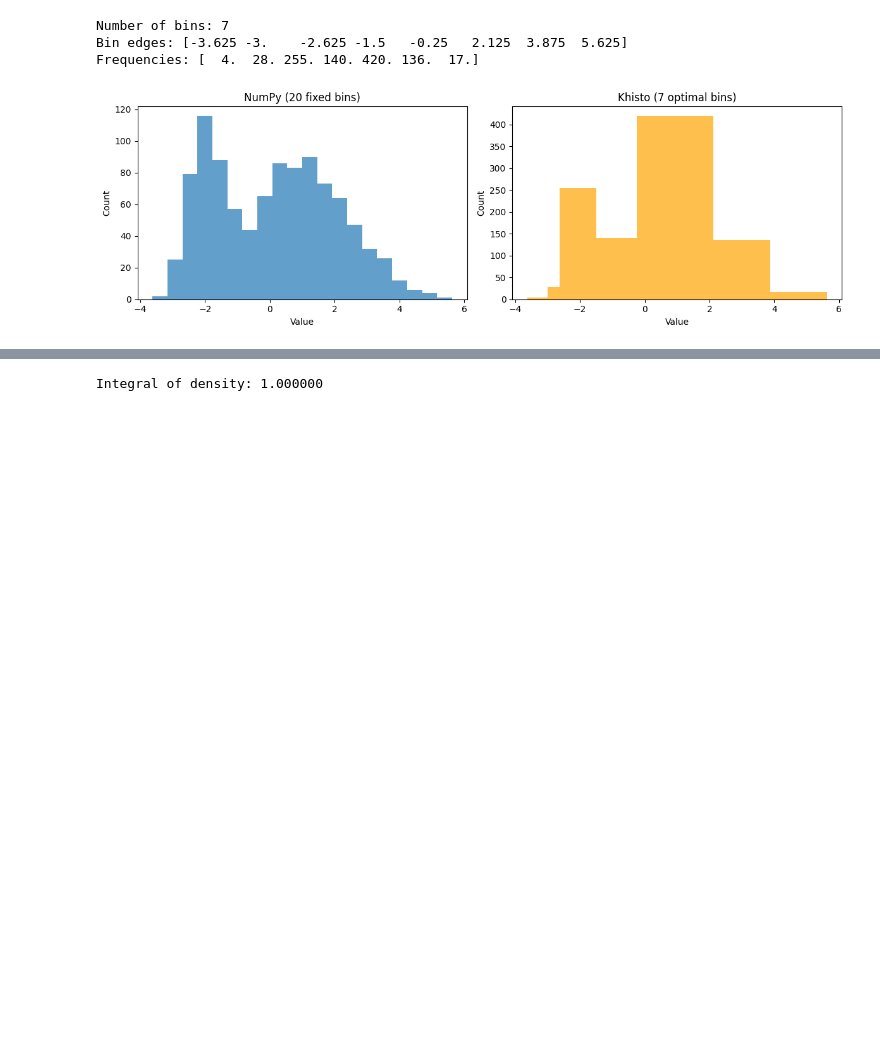
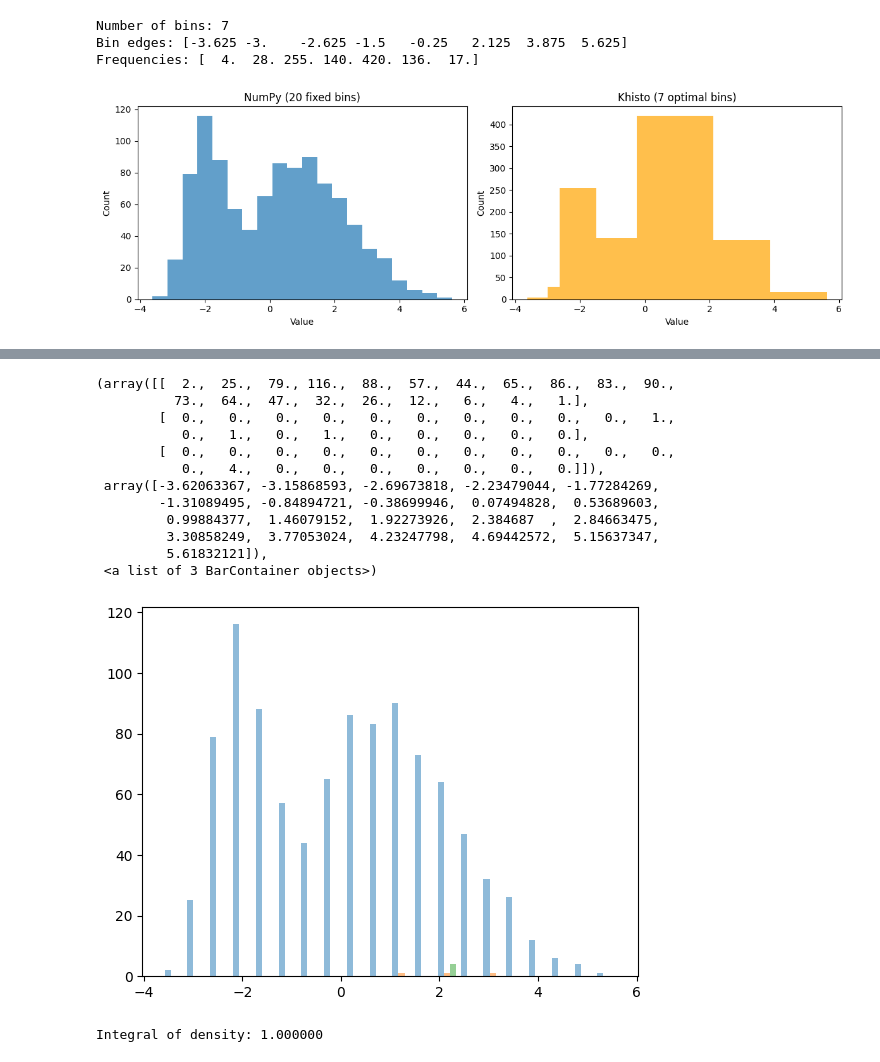
Before and after one commit to KhiopsML/khisto-python, a Jupyter notebook: sandbox/khisto_demo.ipynb, the cells around one changed output, grey strips where cells are left out. Cells and saved outputs as stored; diff of their text form; code cells hidden in the pictures; blank space fills up the shorter version.

```diff
--- a/sandbox/khisto_demo.ipynb
+++ b/sandbox/khisto_demo.ipynb
@@ -60,3 +66,19 @@ plt.show()
+# %%
+plt.hist([data, [1, 2, 3], [2,2,2,2]], bins=20, alpha=0.5)
+# %% [output]
+(array([[  2.,  25.,  79., 116.,  88.,  57.,  44.,  65.,  86.,  83.,  90.,
+          73.,  64.,  47.,  32.,  26.,  12.,   6.,   4.,   1.],
+        [  0.,   0.,   0.,   0.,   0.,   0.,   0.,   0.,   0.,   0.,   1.,
+           0.,   1.,   0.,   1.,   0.,   0.,   0.,   0.,   0.],
+        [  0.,   0.,   0.,   0.,   0.,   0.,   0.,   0.,   0.,   0.,   0.,
+           0.,   4.,   0.,   0.,   0.,   0.,   0.,   0.,   0.]]),
+ array([-3.62063367, -3.15868593, -2.69673818, -2.23479044, -1.77284269,
+        -1.31089495, -0.84894721, -0.38699946,  0.07494828,  0.53689603,
+         0.99884377,  1.46079152,  1.92273926,  2.384687  ,  2.84663475,
+         3.30858249,  3.77053024,  4.23247798,  4.69442572,  5.15637347,
+         5.61832121]),
+ <a list of 3 BarContainer objects>)
+[figure, added]
 # %%
 # With density normalization
 density, bin_edges = histogram(data, density=True)
```
Also changed, not shown: parts of 1 cell of this notebook, 6 other files.
